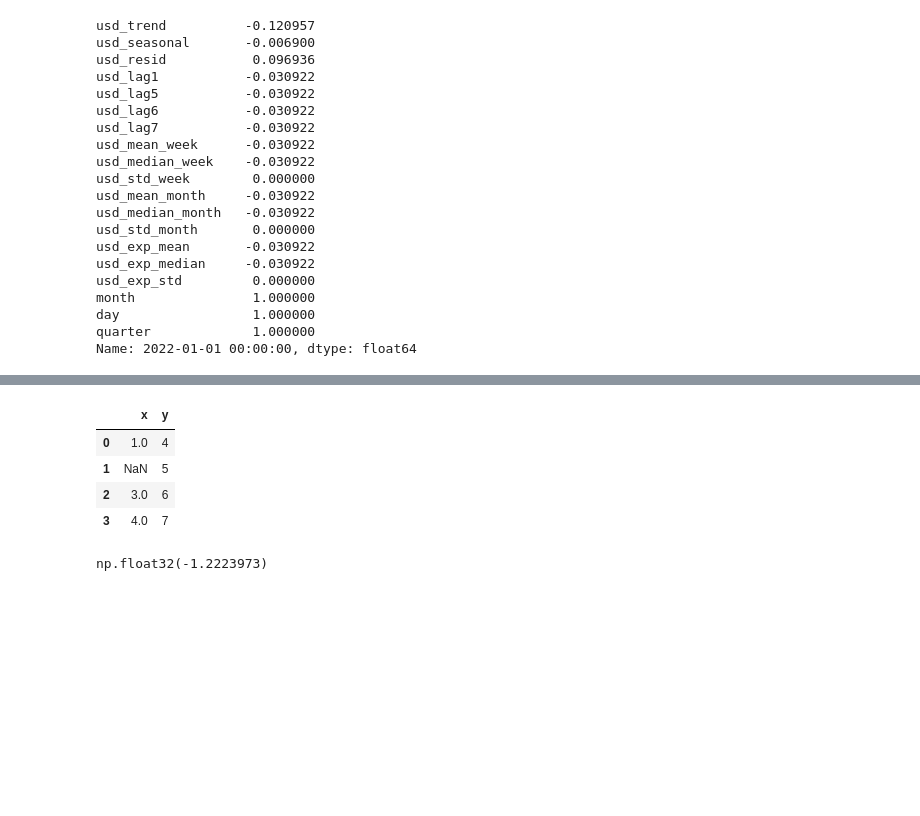
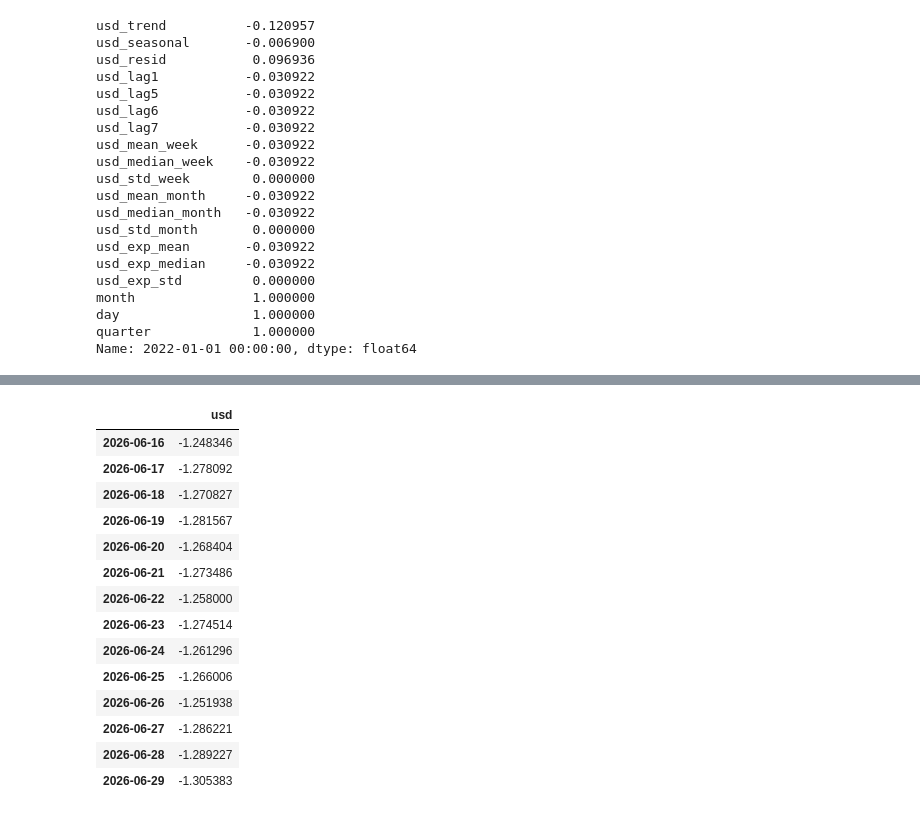
Before and after one commit to dradamm8/ExchangeRatesAnalysis, a Jupyter notebook: notebooks/projekt.ipynb, the cells around one changed output, grey strips where cells are left out. Saved outputs shown, nothing was run; the diff lists cells and outputs as text; code cells hidden in the pictures; blank space fills up the shorter version.

```diff
--- a/notebooks/projekt.ipynb
+++ b/notebooks/projekt.ipynb
@@ -814,14 +790,20 @@ test.iloc[1].iloc[0] = 7
-# %%
-test
-# %% [output]
-|  | x | y |
-| 0 | 1.0 | 4 |
-| 1 | NaN | 5 |
-| 2 | 3.0 | 6 |
-| 3 | 4.0 | 7 |
-# %%
-y_pred.loc[y_pred.index > '2026-06-20']
-# %% [output]
-np.float32(-1.2223973)
+# %%
+pred_dict['usd']
+# %% [output]
+|  | usd |
+| 2026-06-16 | -1.248346 |
+| 2026-06-17 | -1.278092 |
+| 2026-06-18 | -1.270827 |
+| 2026-06-19 | -1.281567 |
+| 2026-06-20 | -1.268404 |
+| 2026-06-21 | -1.273486 |
+| 2026-06-22 | -1.258000 |
+| 2026-06-23 | -1.274514 |
+| 2026-06-24 | -1.261296 |
+| 2026-06-25 | -1.266006 |
+| 2026-06-26 | -1.251938 |
+| 2026-06-27 | -1.286221 |
+| 2026-06-28 | -1.289227 |
+| 2026-06-29 | -1.305383 |
 # %%
 fig, axs = plt.subplots(2,3, figsize = (12,5), facecolor = 'white', tight_layout = True)
```
Also changed, not shown: parts of 4 cells of this notebook, 1 other file.
